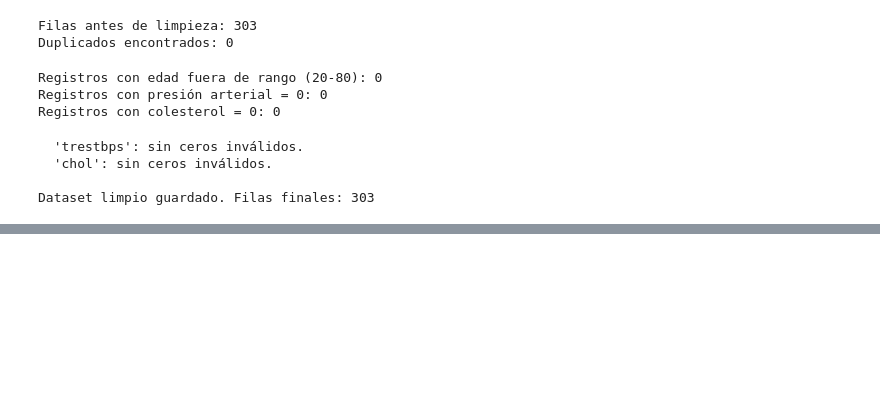
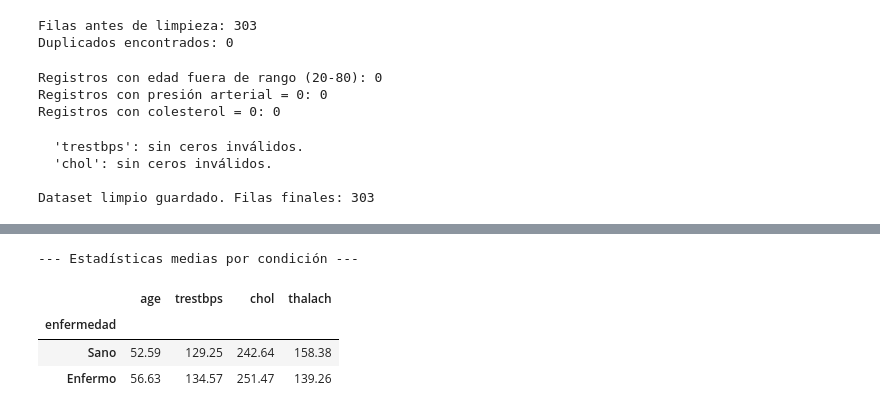
Before and after one commit to bernabe-ortega-tenezaca/proyecto_cardio, a Jupyter notebook: main.ipynb, the cells around one changed output, grey strips where cells are left out. Drawn from its saved outputs; the diff is of its cells as text; code cells hidden in the pictures; blank space fills up the shorter version.

```diff
--- a/main.ipynb
+++ b/main.ipynb
@@ -203,0 +266,12 @@ Dataset limpio guardado. Filas finales: 303
+# %%
+# Tabla resumen por condición
+resumen = df.groupby("enfermedad")[["age","trestbps","chol","thalach"]].mean()
+resumen.index = resumen.index.map({0: "Sano", 1: "Enfermo"})
+print("--- Estadísticas medias por condición ---")
+resumen.round(2)
+# %% [output]
+--- Estadísticas medias por condición ---
+|  | age | trestbps | chol | thalach |
+| enfermedad |  |  |  |  |
+| Sano | 52.59 | 129.25 | 242.64 | 158.38 |
+| Enfermo | 56.63 | 134.57 | 251.47 | 139.26 |
```
Also changed, not shown: parts of 5 cells of this notebook.
